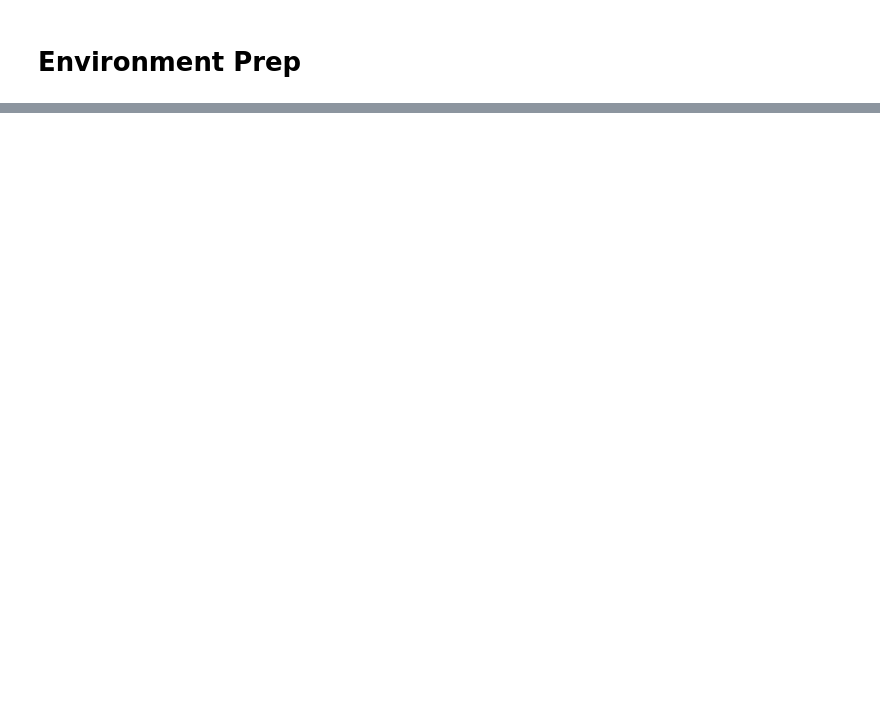
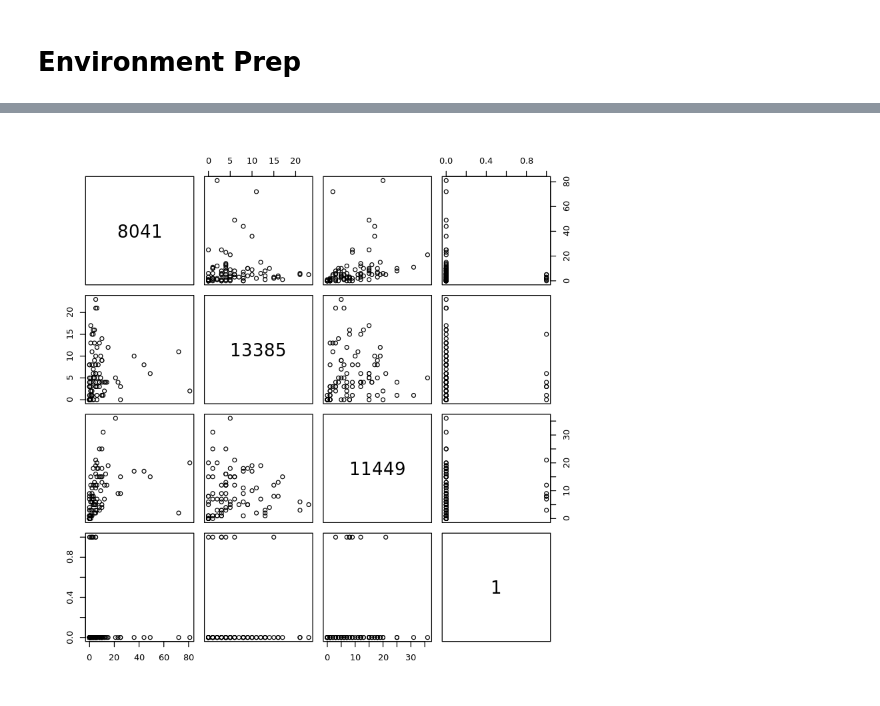
Before and after one commit to wwells/CUNY_DATA_643, a Jupyter notebook: FinalProject/FProject_DataPrep_Modeling_P4.ipynb, the cells around one changed output, grey strips where cells are left out. Drawn from its saved outputs; the diff is of its cells as text; code cells hidden in the pictures; blank space fills up the shorter version.

```diff
--- a/FinalProject/FProject_DataPrep_Modeling_P4.ipynb
+++ b/FinalProject/FProject_DataPrep_Modeling_P4.ipynb
@@ -37,0 +75,10 @@ head(indexBook)
+# %%
+my1 <- as(BinBook[8041,], 'matrix')
+my2 <- as(BinBook[13385,], 'matrix')
+my3 <- as(BinBook[11449,], 'matrix')
+my4 <- as(BinBook[01,], 'matrix') #main cluster, only rated one book - for comparison
+# %%
+m <- rbind(my1, my2, my3, my4)
+m <- t(m)
+m <- data.table(m)
+getSizeDim(m)
@@ -37,0 +87,5 @@ head(indexBook)
+# %%
+n <- nrow(m)
+# using method at: https://stackoverflow.com/questions/28267398/summing-columns-on-every-nth-row-of-a-data-frame-in-r
+outlierReview <- setDT(m)[, as.list(colSums(.SD)), by = gl(ceiling(n/1000), 1000, n)]
+head(outlierReview)
@@ -37,0 +100,4 @@ head(indexBook)
+# %%
+plot(outlierReview[,2:5])
+# %% [output]
+[figure, added]
```
Also changed, not shown: parts of 29 cells of this notebook, 7 other files.
